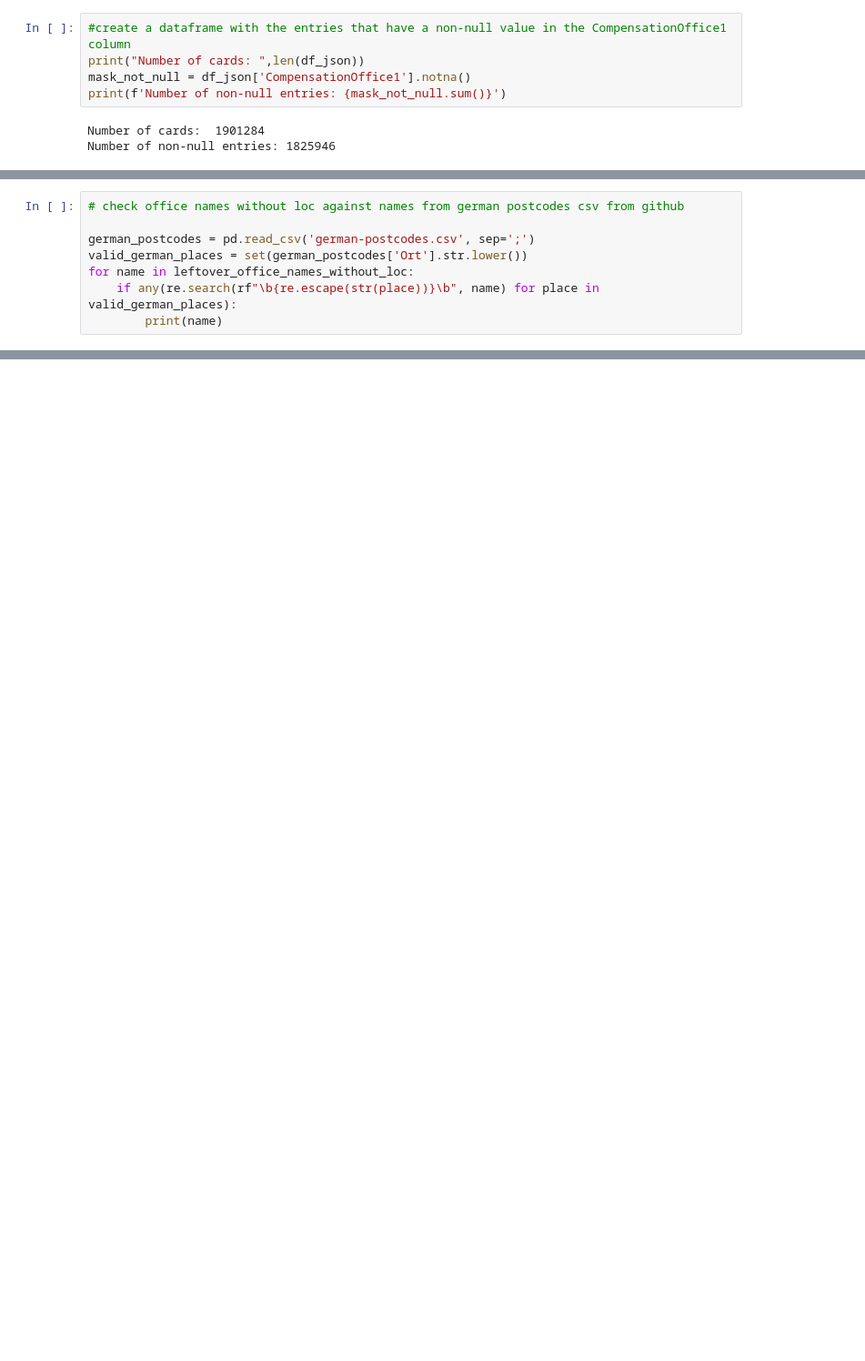
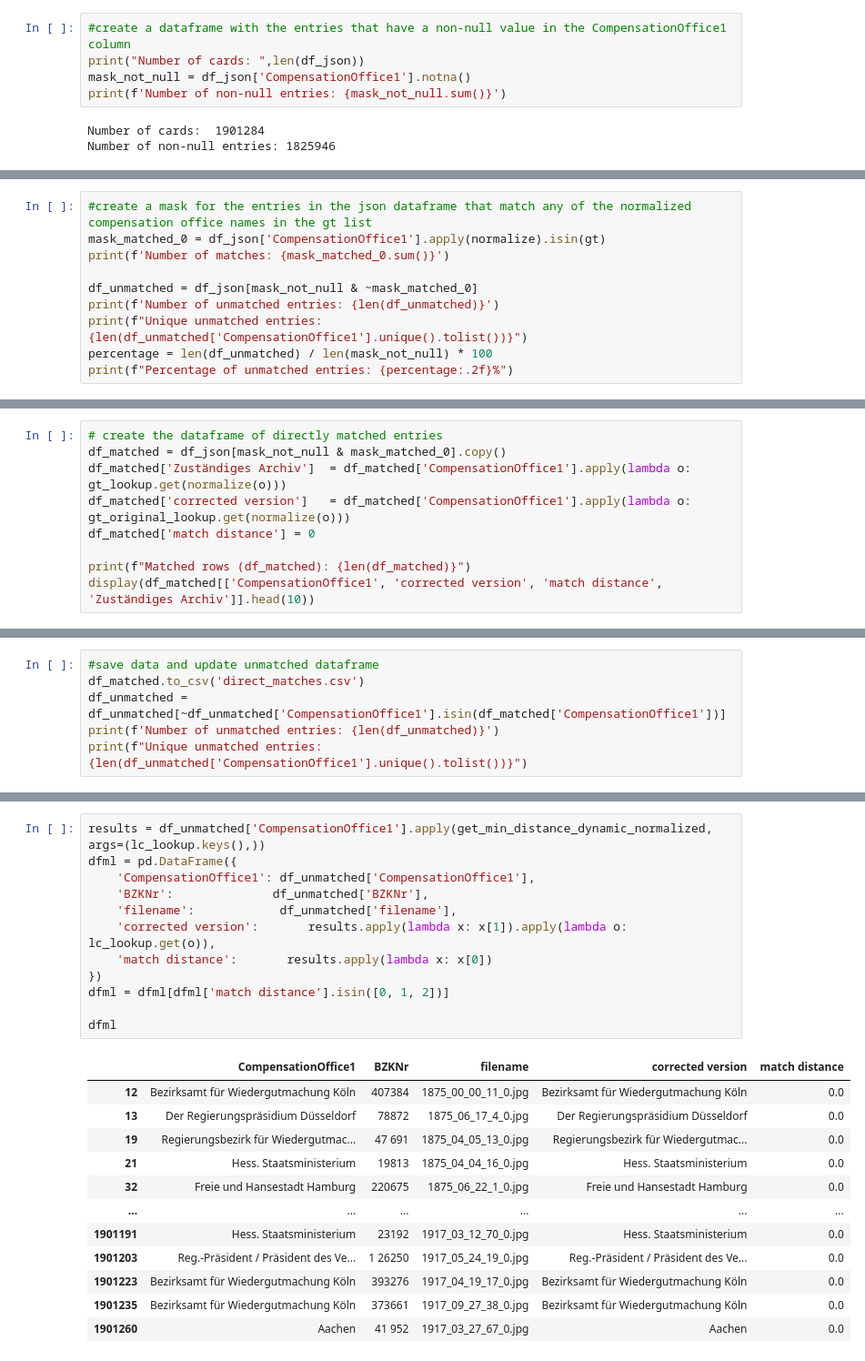
Before and after one commit to BennetHan/compensation-office-analysis, a Jupyter notebook: compensation-office-analysis.ipynb, the cells around one changed output, grey strips where cells are left out. Shown at 91% size. Drawn from its saved outputs; the diff is of its cells as text; blank space fills up the shorter version.

```diff
--- a/compensation-office-analysis.ipynb
+++ b/compensation-office-analysis.ipynb
@@ -533,8 +107,0 @@ leftover_office_names_without_loc
-# %%
-# check office names without loc against names from german postcodes csv from github
-
-german_postcodes = pd.read_csv('german-postcodes.csv', sep=';')
-valid_german_places = set(german_postcodes['Ort'].str.lower())
-for name in leftover_office_names_without_loc:
-    if any(re.search(rf"\b{re.escape(str(place))}\b", name) for place in valid_german_places):
-        print(name)
@@ -852,0 +108,10 @@ df_matches_token_swap[df_matches_token_swap['MatchDistance'].isin([1, 2])]
+# %%
+#create a mask for the entries in the json dataframe that match any of the normalized compensation office names in the gt list
+mask_matched_0 = df_json['CompensationOffice1'].apply(normalize).isin(gt)
+print(f'Number of matches: {mask_matched_0.sum()}')
+
+df_unmatched = df_json[mask_not_null & ~mask_matched_0]
+print(f'Number of unmatched entries: {len(df_unmatched)}')
+print(f"Unique unmatched entries: {len(df_unmatched['CompensationOffice1'].unique().tolist())}")
+percentage = len(df_unmatched) / len(mask_not_null) * 100
+print(f"Percentage of unmatched entries: {percentage:.2f}%")
@@ -852,0 +123,9 @@ df_matches_token_swap[df_matches_token_swap['MatchDistance'].isin([1, 2])]
+# %%
+# create the dataframe of directly matched entries
+df_matched = df_json[mask_not_null & mask_matched_0].copy()
+df_matched['Zuständiges Archiv']  = df_matched['CompensationOffice1'].apply(lambda o: gt_lookup.get(normalize(o)))
+df_matched['corrected version']   = df_matched['CompensationOffice1'].apply(lambda o: gt_original_lookup.get(normalize(o)))
+df_matched['match distance'] = 0
+
+print(f"Matched rows (df_matched): {len(df_matched)}")
+display(df_matched[['CompensationOffice1', 'corrected version', 'match distance', 'Zuständiges Archiv']].head(10))
@@ -852,0 +202,6 @@ df_matches_token_swap[df_matches_token_swap['MatchDistance'].isin([1, 2])]
+# %%
+#save data and update unmatched dataframe
+df_matched.to_csv('direct_matches.csv')
+df_unmatched = df_unmatched[~df_unmatched['CompensationOffice1'].isin(df_matched['CompensationOffice1'])]
+print(f'Number of unmatched entries: {len(df_unmatched)}')
+print(f"Unique unmatched entries: {len(df_unmatched['CompensationOffice1'].unique().tolist())}")
@@ -852,0 +247,25 @@ df_matches_token_swap[df_matches_token_swap['MatchDistance'].isin([1, 2])]
+# %%
+results = df_unmatched['CompensationOffice1'].apply(get_min_distance_dynamic_normalized, args=(lc_lookup.keys(),))
+dfml = pd.DataFrame({
+    'CompensationOffice1': df_unmatched['CompensationOffice1'],
+    'BZKNr':              df_unmatched['BZKNr'],
+    'filename':            df_unmatched['filename'],
+    'corrected version':       results.apply(lambda x: x[1]).apply(lambda o: lc_lookup.get(o)),
+    'match distance':       results.apply(lambda x: x[0])
+})
+dfml = dfml[dfml['match distance'].isin([0, 1, 2])]
+
+dfml
+# %% [output]
+|  | CompensationOffice1 | BZKNr | filename | corrected version | match distance |
+| 12 | Bezirksamt für Wiedergutmachung Köln | 407384 | 1875_00_00_11_0.jpg | Bezirksamt für Wiedergutmachung Köln | 0.0 |
+| 13 | Der Regierungspräsidium Düsseldorf | 78872 | 1875_06_17_4_0.jpg | Der Regierungspräsidium Düsseldorf | 0.0 |
+| 19 | Regierungsbezirk für Wiedergutmac... | 47 691 | 1875_04_05_13_0.jpg | Regierungsbezirk für Wiedergutmac... | 0.0 |
+| 21 | Hess. Staatsministerium | 19813 | 1875_04_04_16_0.jpg | Hess. Staatsministerium | 0.0 |
+| 32 | Freie und Hansestadt Hamburg | 220675 | 1875_06_22_1_0.jpg | Freie und Hansestadt Hamburg | 0.0 |
+| ... | ... | ... | ... | ... | ... |
+| 1901191 | Hess. Staatsministerium | 23192 | 1917_03_12_70_0.jpg | Hess. Staatsministerium | 0.0 |
+| 1901203 | Reg.-Präsident / Präsident des Ve... | 1 26250 | 1917_05_24_19_0.jpg | Reg.-Präsident / Präsident des Ve... | 0.0 |
+| 1901223 | Bezirksamt für Wiedergutmachung Köln | 393276 | 1917_04_19_17_0.jpg | Bezirksamt für Wiedergutmachung Köln | 0.0 |
+| 1901235 | Bezirksamt für Wiedergutmachung Köln | 373661 | 1917_09_27_38_0.jpg | Bezirksamt für Wiedergutmachung Köln | 0.0 |
+| 1901260 | Aachen | 41 952 | 1917_03_27_67_0.jpg | Aachen | 0.0 |
```
Also changed, not shown: parts of 63 cells of this notebook, 5 other files.
